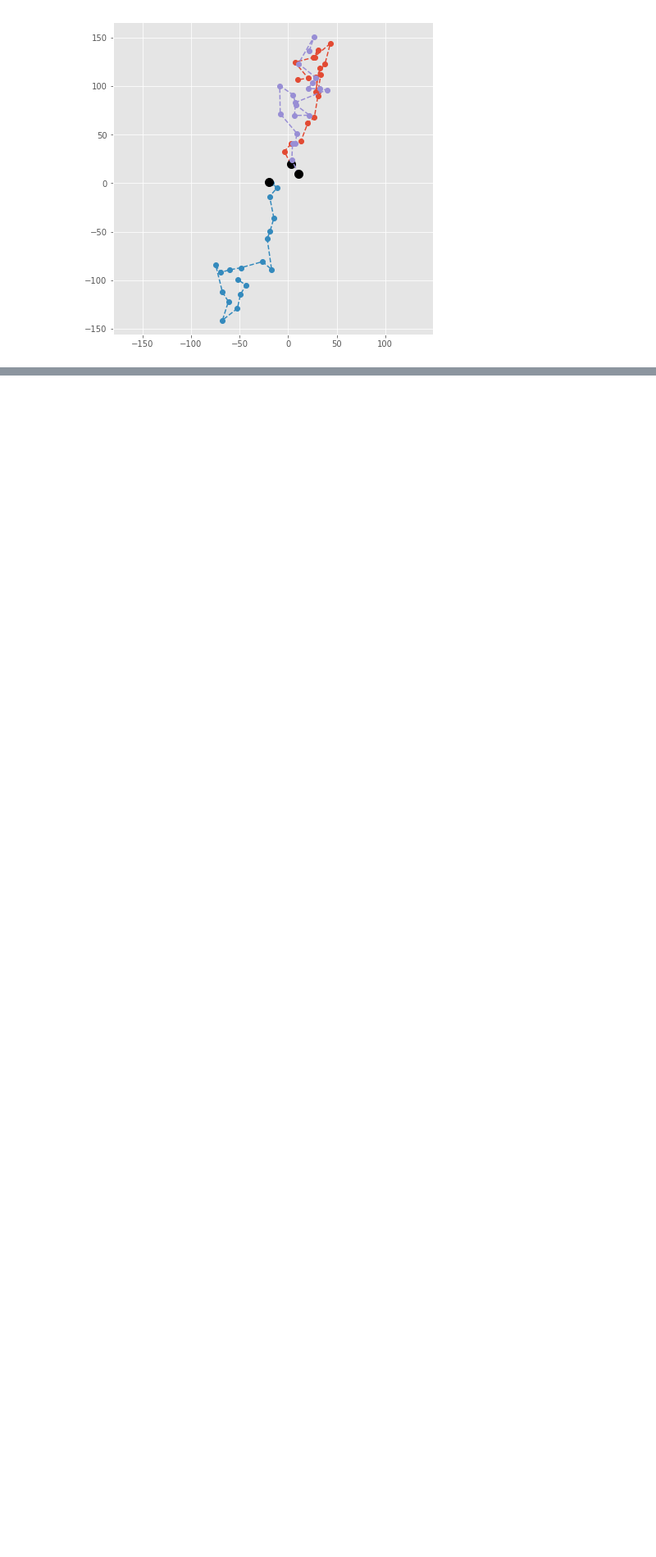
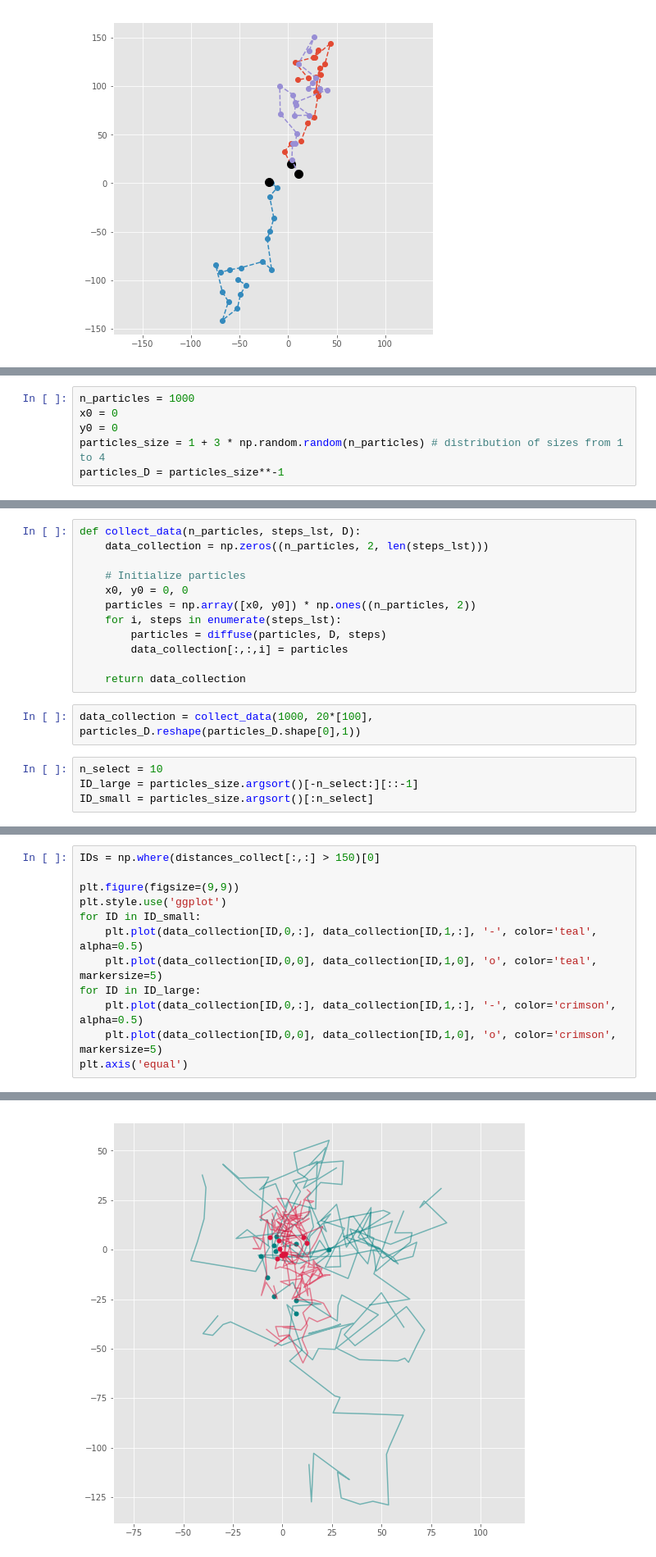
Before and after one commit to florian-huber/python_data_exploration_tutorial, a Jupyter notebook: notebooks/working_with_numpy-diffusion_simulation.ipynb, the cells around one changed output, grey strips where cells are left out. Shown: that part at 82% size. Cells and saved outputs as stored; diff of their text form; blank space fills up the shorter version.

Commit message:
added bonus material: heterogeneous particle sizes.

```diff
--- a/notebooks/working_with_numpy-diffusion_simulation.ipynb
+++ b/notebooks/working_with_numpy-diffusion_simulation.ipynb
@@ -330,0 +343,6 @@ plt.axis('equal')
+# %%
+n_particles = 1000
+x0 = 0
+y0 = 0
+particles_size = 1 + 3 * np.random.random(n_particles) # distribution of sizes from 1 to 4
+particles_D = particles_size**-1
@@ -330,0 +353,18 @@ plt.axis('equal')
+# %%
+def collect_data(n_particles, steps_lst, D):
+    data_collection = np.zeros((n_particles, 2, len(steps_lst)))
+
+    # Initialize particles
+    x0, y0 = 0, 0
+    particles = np.array([x0, y0]) * np.ones((n_particles, 2))
+    for i, steps in enumerate(steps_lst):
+        particles = diffuse(particles, D, steps)
+        data_collection[:,:,i] = particles
+
+    return data_collection
+# %%
+data_collection = collect_data(1000, 20*[100], particles_D.reshape(particles_D.shape[0],1))
+# %%
+n_select = 10
+ID_large = particles_size.argsort()[-n_select:][::-1]
+ID_small = particles_size.argsort()[:n_select]
@@ -330,0 +376,13 @@ plt.axis('equal')
+# %%
+IDs = np.where(distances_collect[:,:] > 150)[0]
+
+plt.figure(figsize=(9,9))
+plt.style.use('ggplot')
+for ID in ID_small:
+    plt.plot(data_collection[ID,0,:], data_collection[ID,1,:], '-', color='teal', alpha=0.5)
+    plt.plot(data_collection[ID,0,0], data_collection[ID,1,0], 'o', color='teal', markersize=5)
+for ID in ID_large:
+    plt.plot(data_collection[ID,0,:], data_collection[ID,1,:], '-', color='crimson', alpha=0.5)
+    plt.plot(data_collection[ID,0,0], data_collection[ID,1,0], 'o', color='crimson', markersize=5)
+plt.axis('equal')
+# %% [output]
@@ -330,0 +390 @@ plt.axis('equal')
+[figure, added]
```
Also changed, not shown: parts of 11 cells of this notebook.
